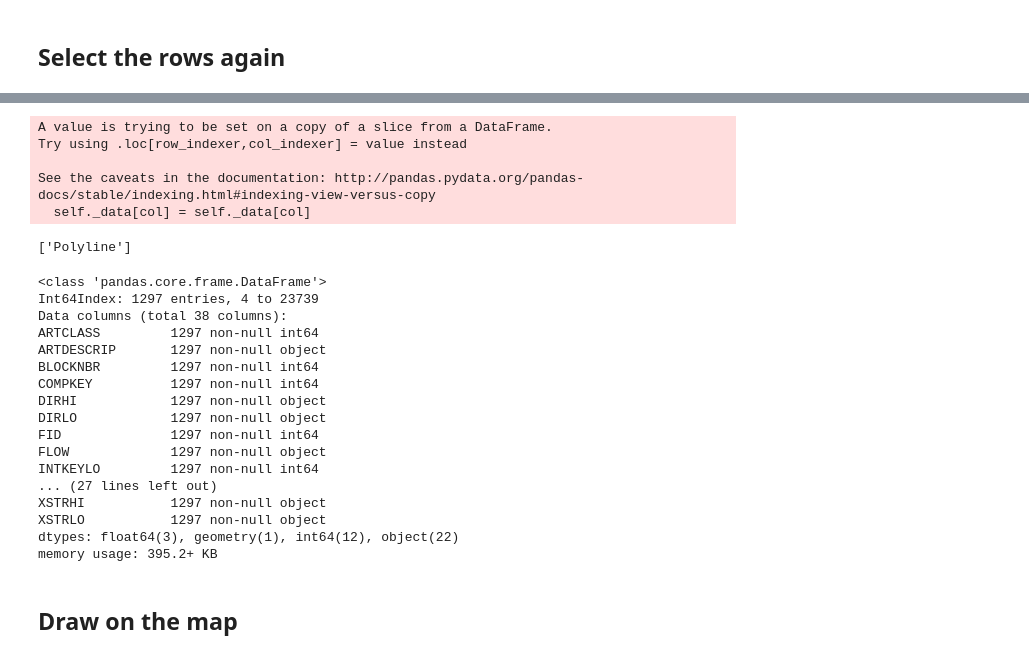
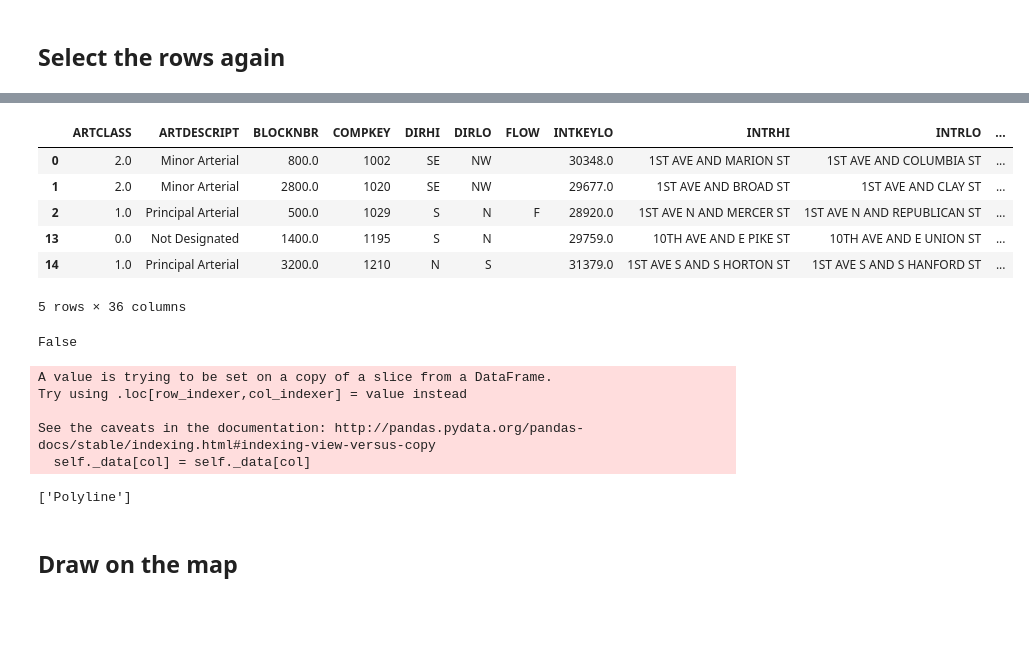
Before and after one commit to deepforce/parkingadvisor, a Jupyter notebook: Arcgis/Annual_Parking_Study_Data_Visualization.ipynb, the cells around one changed output, grey strips where cells are left out. Cells and saved outputs as stored; diff of their text form; code cells hidden in the pictures; blank space fills up the shorter version.

Commit message:
Data Selection

```diff
--- a/Arcgis/Annual_Parking_Study_Data_Visualization.ipynb
+++ b/Arcgis/Annual_Parking_Study_Data_Visualization.ipynb
@@ -272,0 +445,2 @@ See the caveats in the documentation: http://pandas.pydata.org/pandas-docs/stabl
+# %%
+SEGKEY = SEGKEY.drop_duplicates()
@@ -276,4 +458,4 @@ SEGKEY.head()
 street_block_merge = sdf.loc[sdf['COMPKEY'].isin(SEGKEY['COMPKEY'])]
 # %%
-street_block_merge.dropna(inplace=True)
+# street_block_merge.dropna(inplace=True)
 # street_block_merge.spatial.validate()
@@ -286,3 +486,17 @@ False
+# %%
+street_block_merge.head()
+# %% [output]
+|  | ARTCLASS | ARTDESCRIPT | BLOCKNBR | COMPKEY | DIRHI | DIRLO | FLOW | INTKEYLO | INTRHI | INTRLO | ... |
+| 0 | 2.0 | Minor Arterial | 800.0 | 1002 | SE | NW |  | 30348.0 | 1ST AVE AND MARION ST | 1ST AVE AND COLUMBIA ST | ... |
+| 1 | 2.0 | Minor Arterial | 2800.0 | 1020 | SE | NW |  | 29677.0 | 1ST AVE AND BROAD ST | 1ST AVE AND CLAY ST | ... |
+| 2 | 1.0 | Principal Arterial | 500.0 | 1029 | S | N | F | 28920.0 | 1ST AVE N AND MERCER ST | 1ST AVE N AND REPUBLICAN ST | ... |
+| 13 | 0.0 | Not Designated | 1400.0 | 1195 | S | N |  | 29759.0 | 10TH AVE AND E PIKE ST | 10TH AVE AND E UNION ST | ... |
+| 14 | 1.0 | Principal Arterial | 3200.0 | 1210 | N | S |  | 31379.0 | 1ST AVE S AND S HORTON ST | 1ST AVE S AND S HANFORD ST | ... |
+5 rows × 36 columns
+# %%
+street_block_merge.spatial.validate()
+# %% [output]
+False
 # %%
 street_block_merge.spatial.geometry_type
 # %% [output]
@@ -292,26 +506,6 @@ Try using .loc[row_indexer,col_indexer] = value instead
 See the caveats in the documentation: http://pandas.pydata.org/pandas-docs/stable/indexing.html#indexing-view-versus-copy
   self._data[col] = self._data[col]
 ['Polyline']
-# %%
-street_block_merge.info()
-# %% [output]
-<class 'pandas.core.frame.DataFrame'>
-Int64Index: 1297 entries, 4 to 23739
-Data columns (total 38 columns):
-ARTCLASS         1297 non-null int64
-ARTDESCRIP       1297 non-null object
-BLOCKNBR         1297 non-null int64
-COMPKEY          1297 non-null int64
-DIRHI            1297 non-null object
-DIRLO            1297 non-null object
-FID              1297 non-null int64
-FLOW             1297 non-null object
-INTKEYLO         1297 non-null int64
-... (27 lines left out)
-XSTRHI           1297 non-null object
-XSTRLO           1297 non-null object
-dtypes: float64(3), geometry(1), int64(12), object(22)
-memory usage: 395.2+ KB
 # %% [markdown]
 ## Draw on the map
 # %%
```
Also changed, not shown: parts of 32 cells of this notebook, 11 other files.
